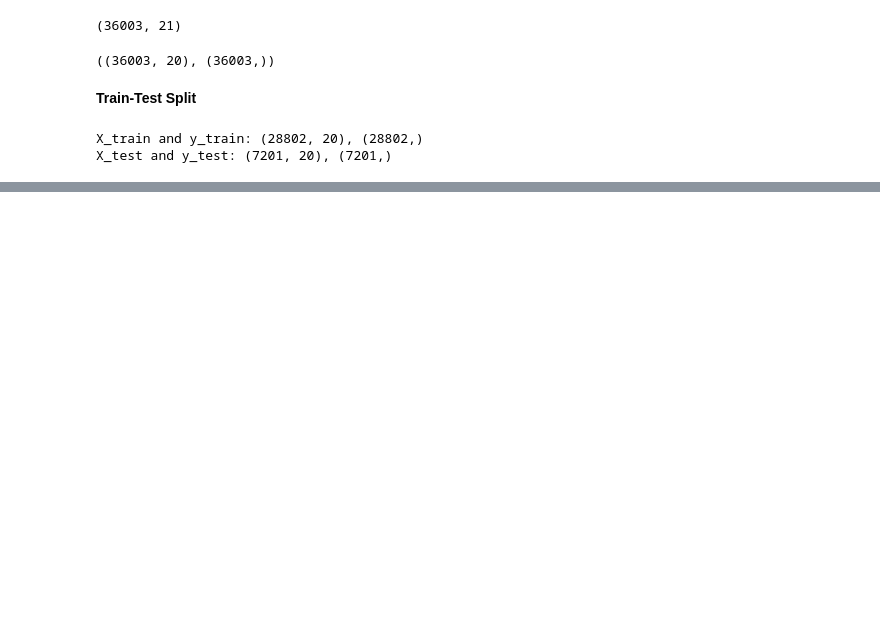
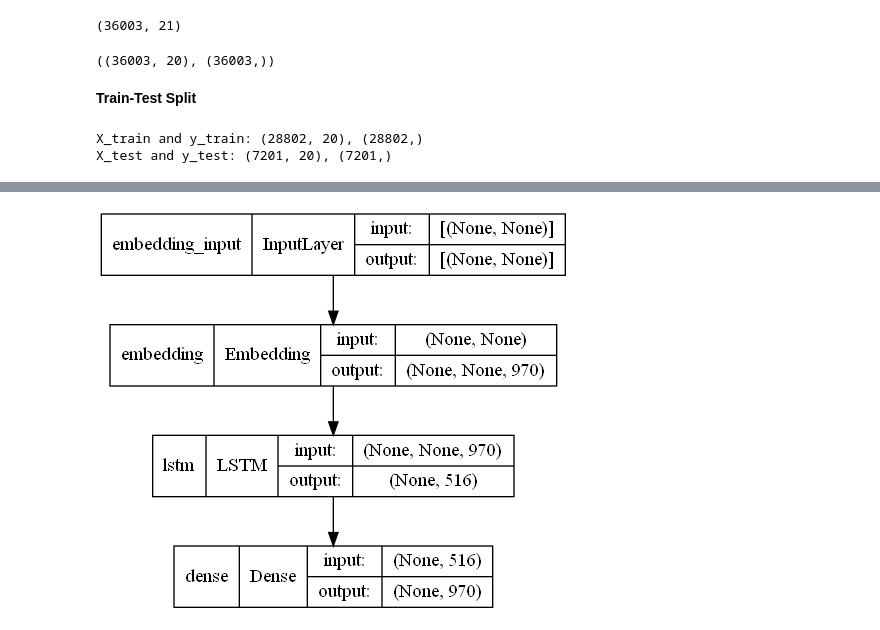
Before and after one commit to maryschindler/DSI_capstone, a Jupyter notebook: code/5_modeling.ipynb, the cells around one changed output, grey strips where cells are left out. Cells and saved outputs as stored; diff of their text form; code cells hidden in the pictures; blank space fills up the shorter version.

Commit message:
RNN with LSTM done, need EDA

```diff
--- a/code/5_modeling.ipynb
+++ b/code/5_modeling.ipynb
@@ -109,0 +62,7 @@ output_array = model.predict(X_train)
+# %%
+#https://www.tensorflow.org/text/tutorials/text_generation
+songs = np.array(model_sets).tolist()
+songs = [item for sublist in songs for item in sublist]
+
+vocab = set(songs)
+print(f'{len(vocab)} unique songs!')
@@ -109,0 +71,9 @@ output_array = model.predict(X_train)
+# %%
+# Length of the vocabulary in chars
+vocab_size = len(vocab)
+
+# The embedding dimension
+embedding_dim = 970
+
+# Number of RNN units
+rnn_units = 516
@@ -109,0 +95,16 @@ output_array = model.predict(X_train)
+# %%
+#https://medium.com/analytics-vidhya/understanding-embedding-layer-in-keras-bbe3ff1327ce
+#https://www.tensorflow.org/text/tutorials/text_generation
+#https://www.analyticsvidhya.com/blog/2021/08/predict-the-next-word-of-your-text-using-long-short-term-memory-lstm/
+#https://stackoverflow.com/questions/55774632/gridsearchcv-randomizedsearchcv-with-lstm
+
+model = Sequential()
+
+#first layer, embedding:
+model.add(Embedding(vocab_size, embedding_dim))
+
+#second layer, LSTM:
+model.add(LSTM(rnn_units))
+
+#final dense layer with softmax activation:
+model.add(Dense(embedding_dim, activation ='softmax'))
@@ -109,0 +129,5 @@ output_array = model.predict(X_train)
+# %%
+#https://machinelearningmastery.com/visualize-deep-learning-neural-network-model-keras/
+plot_model(model, to_file='model_plot.png', show_shapes=True, show_layer_names=True)
+# %% [output]
+[figure, added]
```
Also changed, not shown: parts of 20 cells of this notebook, 5 other files.
